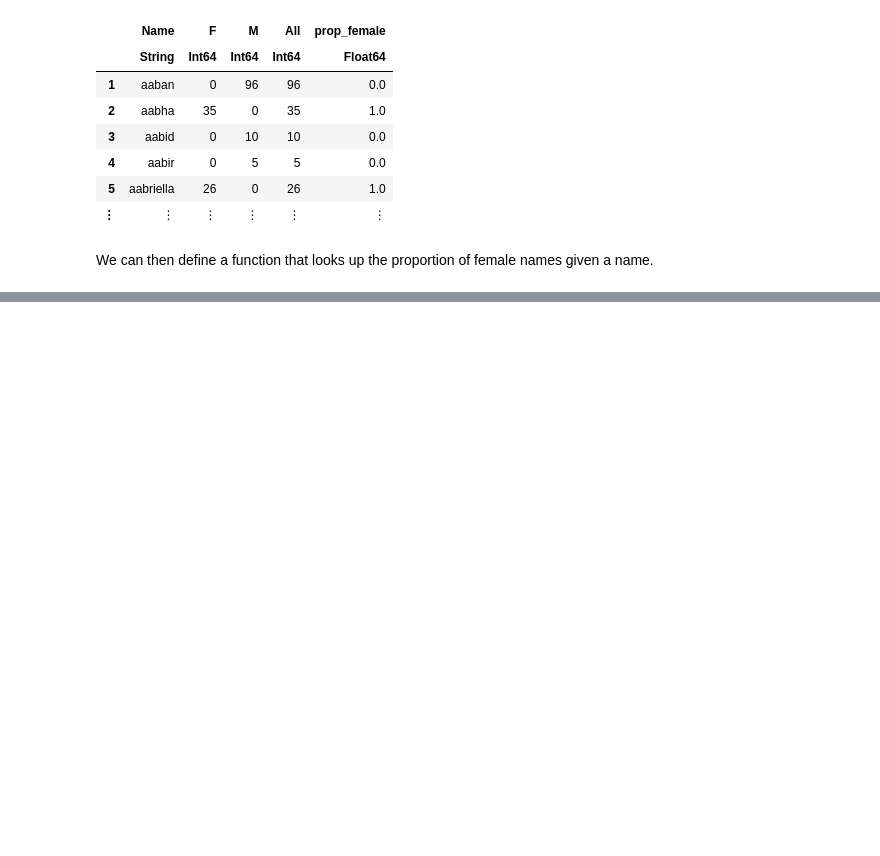
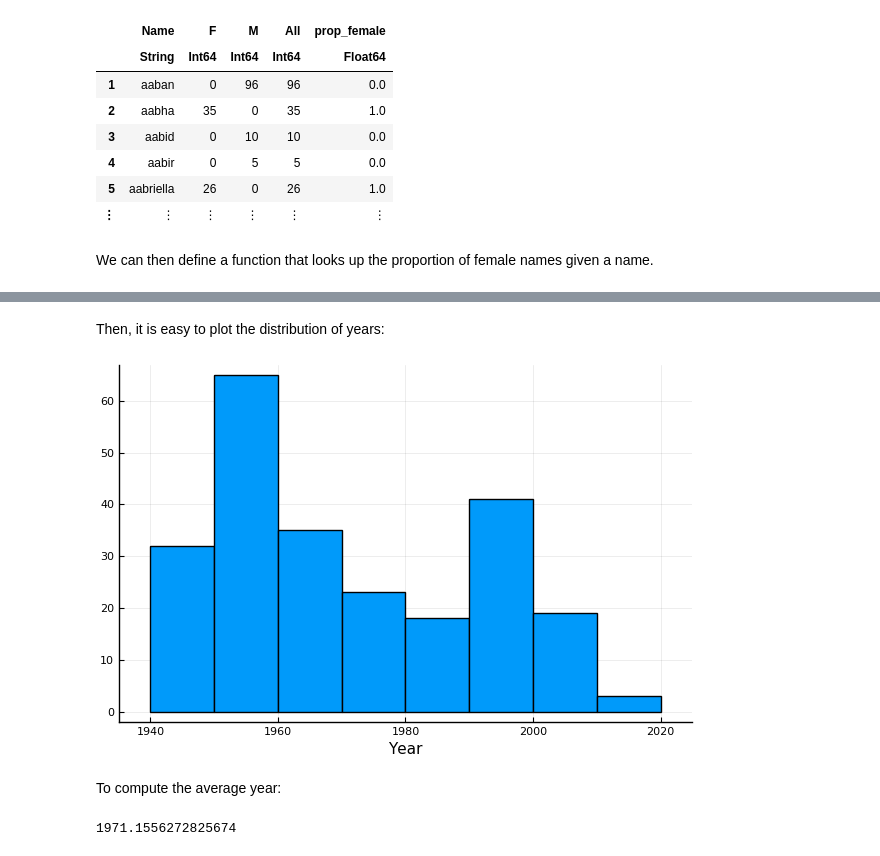
Before and after one commit to irinabchan/textbook, a Jupyter notebook: notebooks/01/lifecycle_students_julia_3.ipynb, the cells around one changed output, grey strips where cells are left out. Cells and saved outputs as stored; diff of their text form; code cells hidden in the pictures; blank space fills up the shorter version.

Commit message:
Add finished 1.3 julia notebook and remove original 1.3 reference

```diff
--- a/notebooks/01/lifecycle_students_julia_3.ipynb
+++ b/notebooks/01/lifecycle_students_julia_3.ipynb
@@ -178,0 +193,3 @@ sex_from_name("mary")
+# %%
+students[!, :Sex] = map(x -> sex_from_name(x), students.Name)
+students
@@ -178,0 +225,4 @@ sex_from_name("mary")
+# %%
+avg_years = by(babynames, [:Name], :Year => mean)
+sort!(avg_years, :Name)
+avg_years
@@ -178,0 +241,14 @@ sex_from_name("mary")
+# %%
+function year_from_name(name)
+    if name in avg_years.Name
+        df = filter(row -> row.Name == name, avg_years)
+        return df.Year_mean[1]
+    else
+        return missing
+    end
+end
+
+# Generate input box for you to try some names out:
+year_textbox = textbox(hint="Enter name"; value="fernando")
+display(year_textbox)
+map(x -> year_from_name(x), observe(year_textbox))
@@ -178,0 +262,3 @@ sex_from_name("mary")
+# %%
+students[!, :Year_mean] = map(x -> year_from_name(x), students.Name)
+students
@@ -178,0 +275,15 @@ sex_from_name("mary")
+# %% [markdown]
+Then, it is easy to plot the distribution of years:
+# %%
+pyplot()
+histogram(students.Year_mean, xaxis=("Year"), leg=false)
+# %% [output]
+[figure, added]
+# %% [markdown]
+To compute the average year:
+# %%
+mean(skipmissing(students.Year_mean))
+
+# for reference: dealing with missing values - https://docs.julialang.org/en/v1/manual/missing/
+# %% [output]
+1971.1556272825674
```
Also changed, not shown: parts of 21 cells of this notebook, 1 other file.
